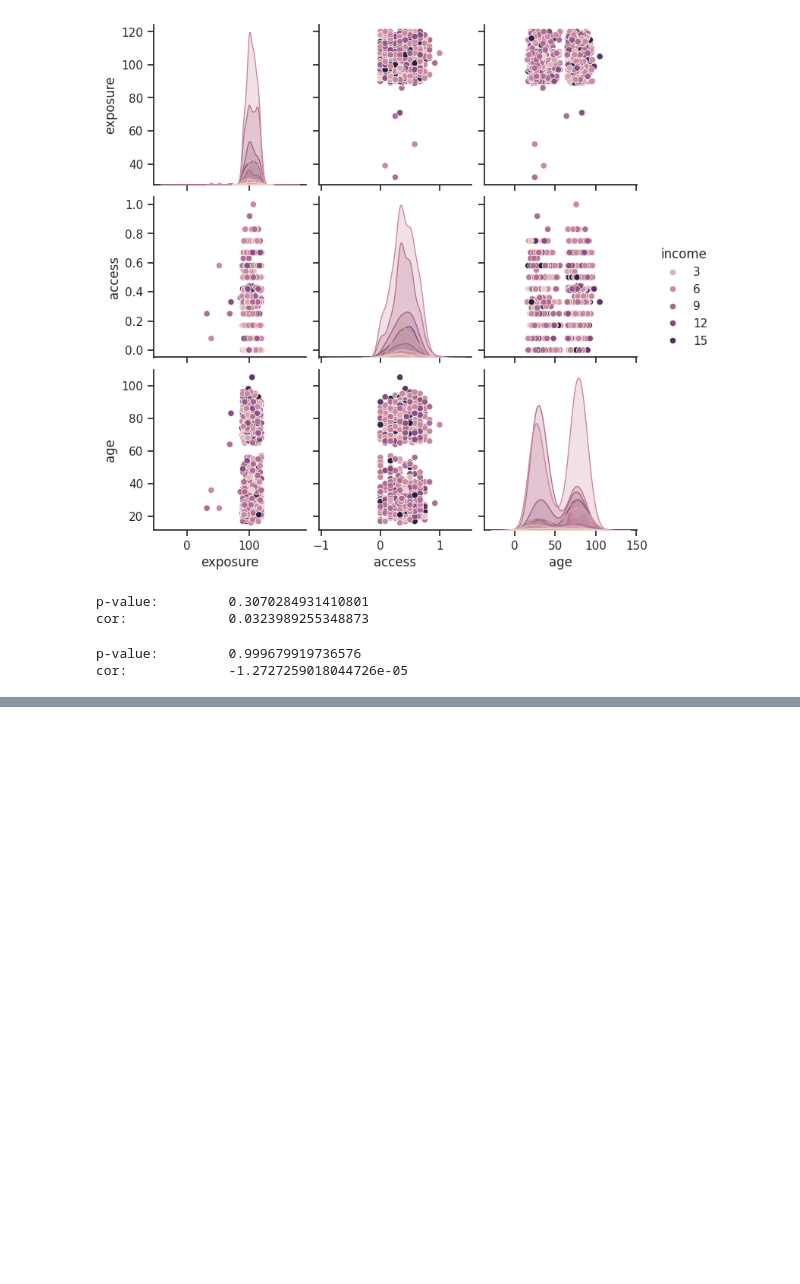
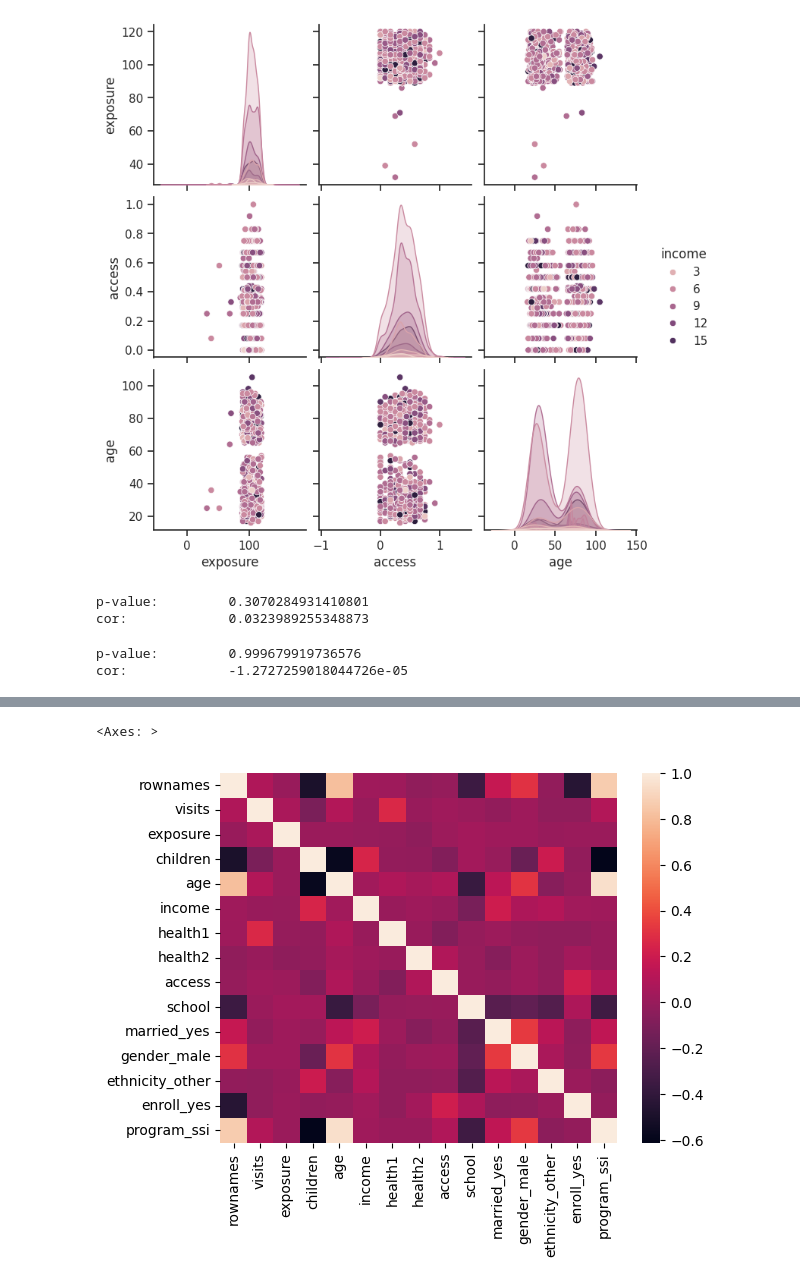
Before and after one commit to anushka10079/EDArepo, a Jupyter notebook: Untitled1.ipynb, the cells around one changed output, grey strips where cells are left out. Cells and saved outputs as stored; diff of their text form; code cells hidden in the pictures; blank space fills up the shorter version.

```diff
--- a/Untitled1.ipynb
+++ b/Untitled1.ipynb
@@ -483,0 +473,5 @@ TypeError: unsupported operand type(s) for +: 'int' and 'str'
+# %%
+#To find the correlation among the entire numerical records the columns using pearson method
+df_encodedd = pd.get_dummies(dataframe, drop_first=True)
+correlationn= df_encodedd.corr(method='pearson')
+correlationn
@@ -483,0 +495,7 @@ TypeError: unsupported operand type(s) for +: 'int' and 'str'
+# %%
+#. Visualize the above  correlation  using a heatmap.
+sns.heatmap(correlationn,xticklabels=correlationn.columns,
+            yticklabels=correlationn.columns)
+# %% [output]
+<Axes: >
+[figure, added]
```
Also changed, not shown: parts of 50 cells of this notebook.
